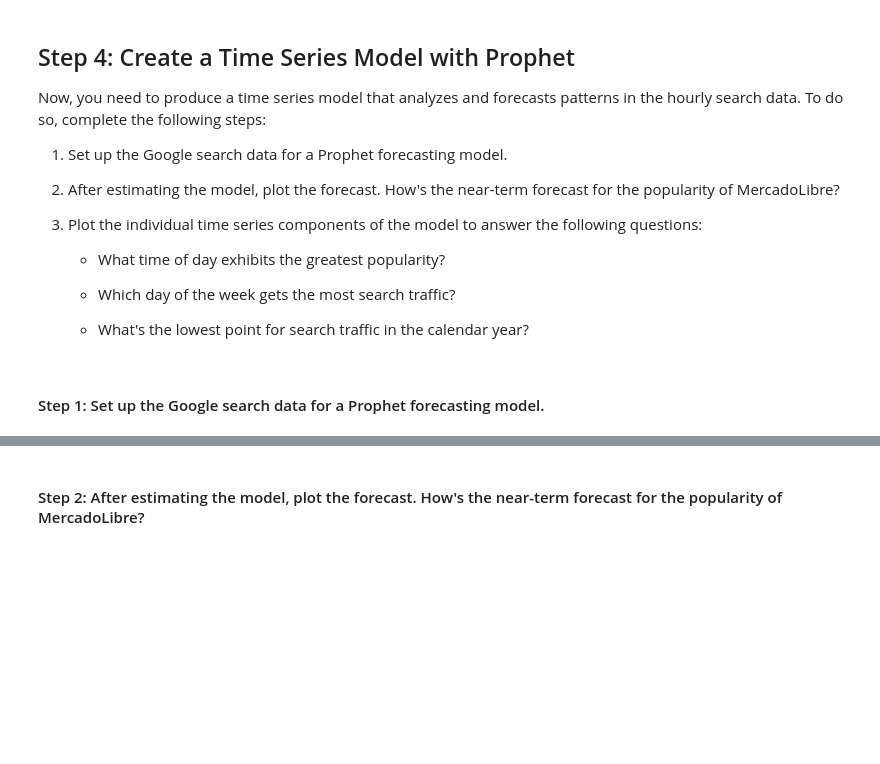
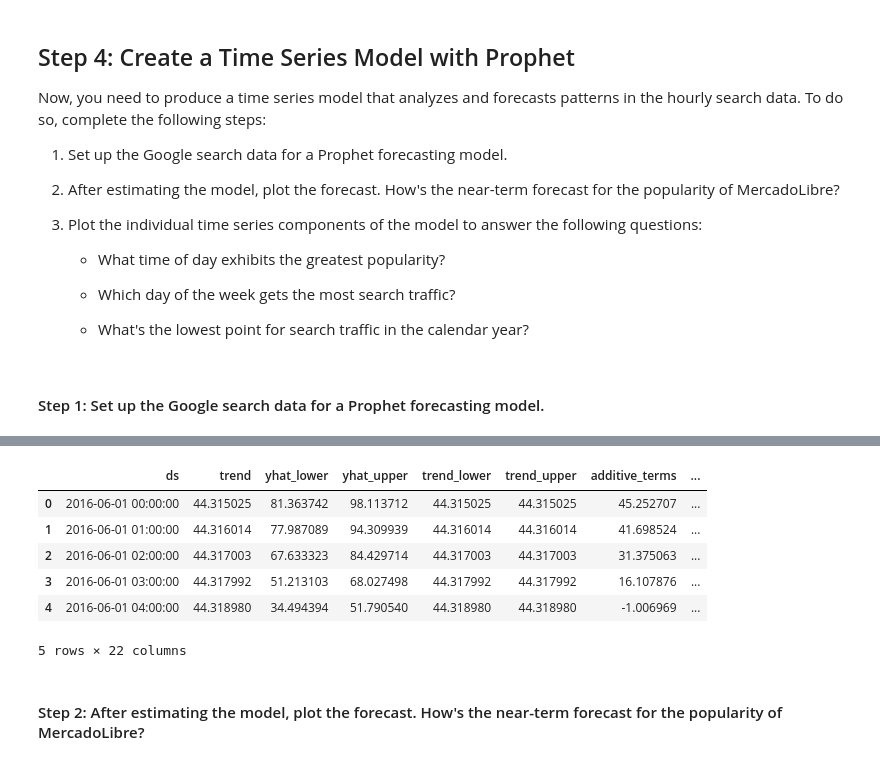
Before and after one commit to coronado212/time_series_analysis_ml_11, a Jupyter notebook: forecasting_net_prophet.ipynb, the cells around one changed output, grey strips where cells are left out. Drawn from its saved outputs; the diff is of its cells as text; code cells hidden in the pictures; blank space fills up the shorter version.

```diff
--- a/forecasting_net_prophet.ipynb
+++ b/forecasting_net_prophet.ipynb
@@ -432,13 +432,13 @@ Now, you need to produce a time series model that analyzes and forecasts pattern
 #### Step 1: Set up the Google search data for a Prophet forecasting model.
 # %%
 # Using the df_mercado_trends DataFrame, reset the index so the date information is no longer the index
-mercado_prophet_df = # YOUR CODE HERE
+mercado_prophet_df = df_mercado_trends.reset_index()
 
 # Label the columns ds and y so that the syntax is recognized by Prophet
-# YOUR CODE HERE
+mercado_prophet_df.columns = ['ds','y']
 
 # Drop an NaN values from the prophet_df DataFrame
-mercado_prophet_df = # YOUR CODE HERE
+mercado_prophet_df = mercado_prophet_df.dropna()
 
 # View the first and last five rows of the mercado_prophet_df DataFrame
-# YOUR CODE HERE
+mercado_prophet_df
@@ -458,9 +481,17 @@ future_mercado_trends = # YOUR CODE HERE
 # %%
 # Make the predictions for the trend data using the future_mercado_trends DataFrame
-forecast_mercado_trends = # YOUR CODE HERE
+forecast_mercado_trends = mercado_trends_model.predict(future_mercado_trends)
 
 # Display the first five rows of the forecast_mercado_trends DataFrame
-# YOUR CODE HERE
+forecast_mercado_trends.head()
+# %% [output]
+|  | ds | trend | yhat_lower | yhat_upper | trend_lower | trend_upper | additive_terms | ... |
+| 0 | 2016-06-01 00:00:00 | 44.315025 | 81.363742 | 98.113712 | 44.315025 | 44.315025 | 45.252707 | ... |
+| 1 | 2016-06-01 01:00:00 | 44.316014 | 77.987089 | 94.309939 | 44.316014 | 44.316014 | 41.698524 | ... |
+| 2 | 2016-06-01 02:00:00 | 44.317003 | 67.633323 | 84.429714 | 44.317003 | 44.317003 | 31.375063 | ... |
+| 3 | 2016-06-01 03:00:00 | 44.317992 | 51.213103 | 68.027498 | 44.317992 | 44.317992 | 16.107876 | ... |
+| 4 | 2016-06-01 04:00:00 | 44.318980 | 34.494394 | 51.790540 | 44.318980 | 44.318980 | -1.006969 | ... |
+5 rows × 22 columns
 # %% [markdown]
 #### Step 2: After estimating the model, plot the forecast. How's the near-term forecast for the popularity of MercadoLibre?
 # %%
```
Also changed, not shown: parts of 12 cells of this notebook, 1 other file.
